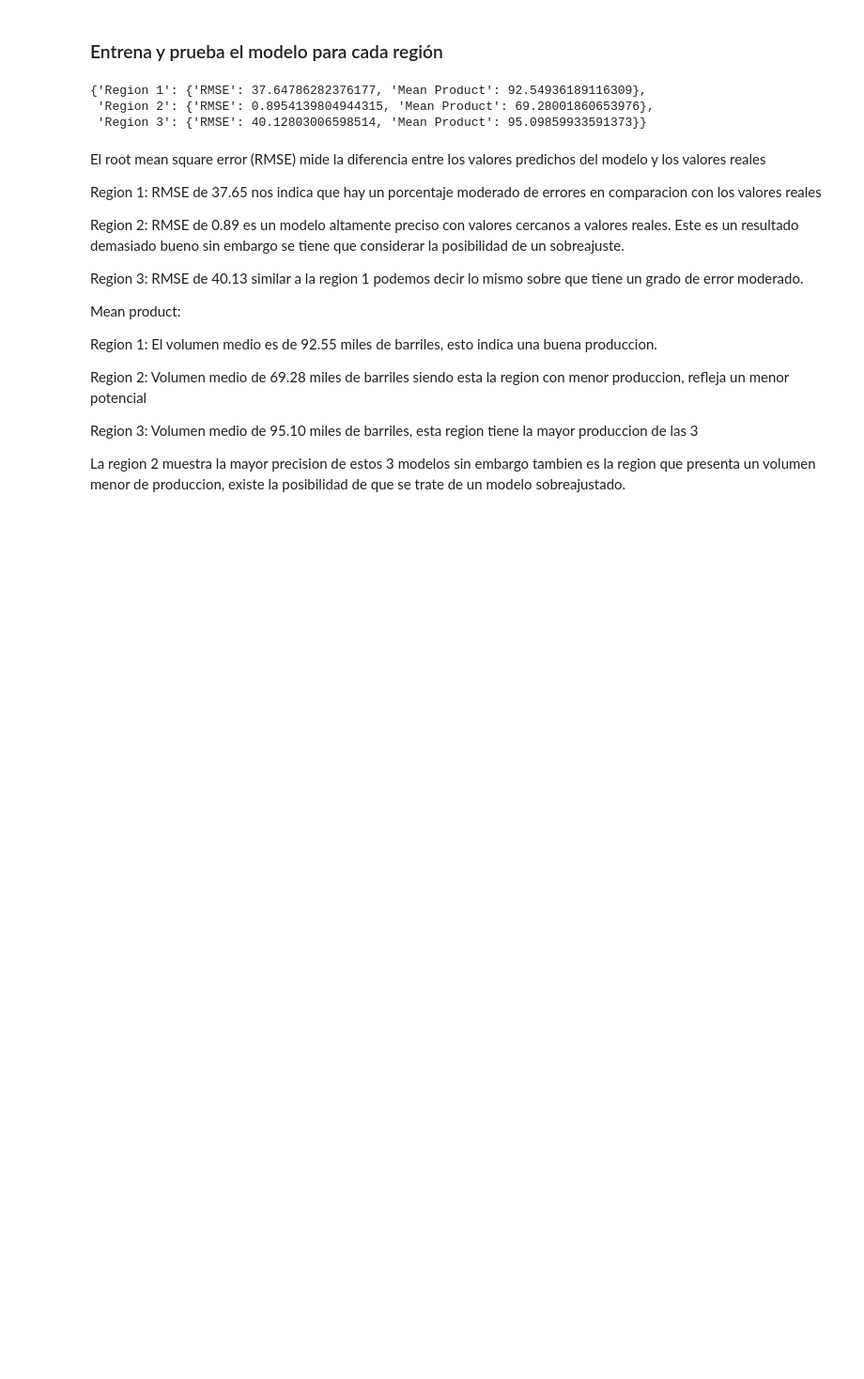
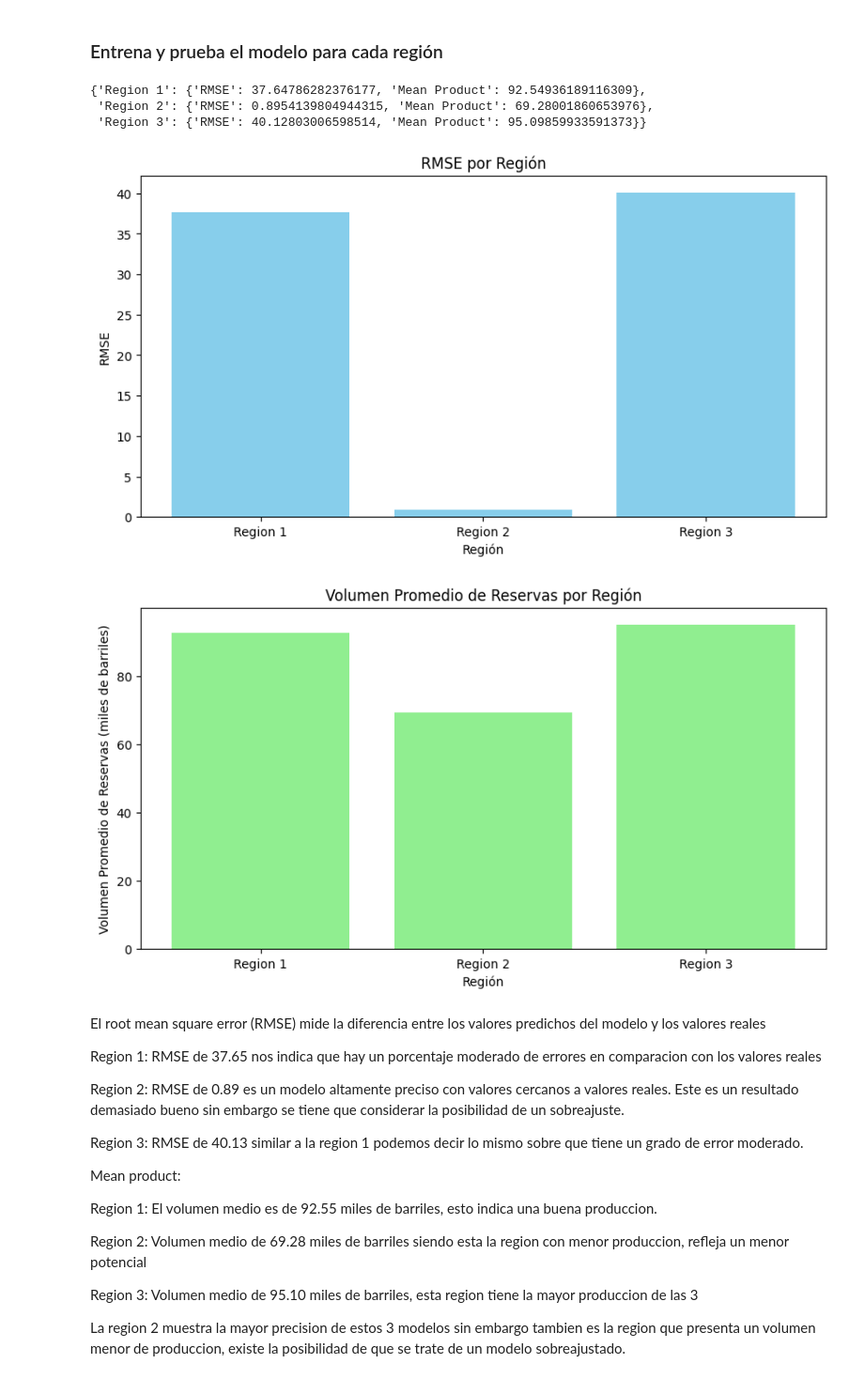
Before and after one commit to ErayFaSol/proyectosDataScience, a Jupyter notebook: proyecto10.ipynb, the cells around one changed output. Shown: that part at 94% size. Cells and saved outputs as stored; diff of their text form; code cells hidden in the pictures; blank space fills up the shorter version.

```diff
--- a/proyecto10.ipynb
+++ b/proyecto10.ipynb
@@ -240,6 +278,30 @@ results
 {'Region 1': {'RMSE': 37.64786282376177, 'Mean Product': 92.54936189116309},
  'Region 2': {'RMSE': 0.8954139804944315, 'Mean Product': 69.28001860653976},
  'Region 3': {'RMSE': 40.12803006598514, 'Mean Product': 95.09859933591373}}
+# %%
+# Datos
+regiones = list(results.keys())
+rmse = [results[region]['RMSE'] for region in regiones]
+volumen_promedio = [results[region]['Mean Product'] for region in regiones]
+
+# Gráfico de barras para RMSE
+plt.figure(figsize=(10, 5))
+plt.bar(regiones, rmse, color='skyblue')
+plt.xlabel('Región')
+plt.ylabel('RMSE')
+plt.title('RMSE por Región')
+plt.show()
+
+# Gráfico de barras para volumen promedio de reservas
+plt.figure(figsize=(10, 5))
+plt.bar(regiones, volumen_promedio, color='lightgreen')
+plt.xlabel('Región')
+plt.ylabel('Volumen Promedio de Reservas (miles de barriles)')
+plt.title('Volumen Promedio de Reservas por Región')
+plt.show()
+# %% [output]
+[figure, added]
+[figure, added]
 # %% [markdown]
 El root mean square error (RMSE) mide la diferencia entre los valores predichos del modelo y los valores reales
 
```
Also changed, not shown: parts of 8 cells of this notebook, 2 other files.
